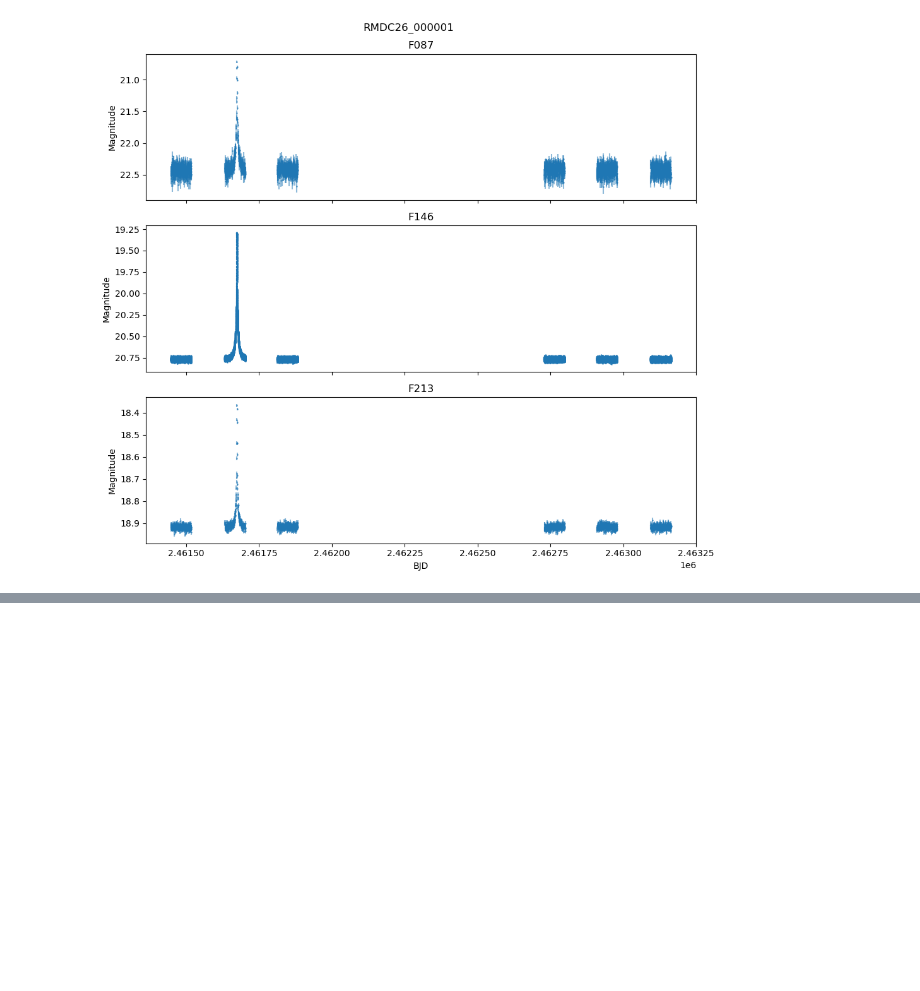
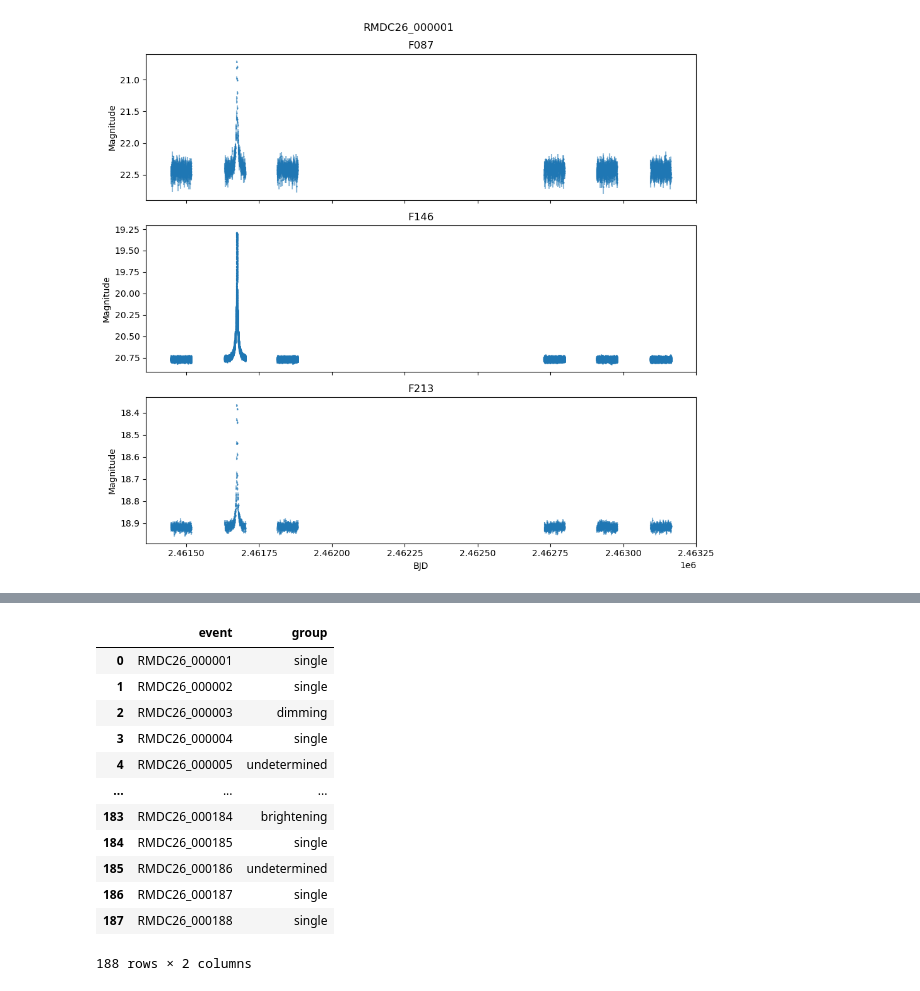
Before and after one commit to makhaller/RGES-PIT-Roman-Microlensing-Data-Challenge, a Jupyter notebook: Roman Microlensing Data Challenge 2026.ipynb, the cells around one changed output, grey strips where cells are left out. Cells and saved outputs as stored; diff of their text form; code cells hidden in the pictures; blank space fills up the shorter version.

Commit message:
Update microlensing data analysis

```diff
--- a/Roman Microlensing Data Challenge 2026.ipynb
+++ b/Roman Microlensing Data Challenge 2026.ipynb
@@ -594,0 +767,53 @@ print((set(df.name)))
+# %%
+#Create a dictionary connecting each event to its group
+
+groups = {}
+
+for event_id in horns:
+    groups["RMDC26_" + event_id] = "horns"
+
+for event_id in dimming:
+    groups["RMDC26_" + event_id] = "dimming"
+
+for event_id in crazy:
+    groups["RMDC26_" + event_id] = "crazy"
+
+for event_id in brightening:
+    groups["RMDC26_" + event_id] = "brightening"
+
+for event_name in undetermined_events:
+    groups[event_name] = "undetermined"
+
+for event_name in singles:
+    groups[event_name] = "single"
+
+
+#Turn everything into a DataFrame
+
+candidate_table = pd.DataFrame({
+    "event": sorted(groups.keys())
+})
+
+
+#Add the group for each event
+
+candidate_table["group"] = candidate_table["event"].map(groups)
+
+
+#Display the table
+
+candidate_table
+# %% [output]
+|  | event | group |
+| 0 | RMDC26_000001 | single |
+| 1 | RMDC26_000002 | single |
+| 2 | RMDC26_000003 | dimming |
+| 3 | RMDC26_000004 | single |
+| 4 | RMDC26_000005 | undetermined |
+| ... | ... | ... |
+| 183 | RMDC26_000184 | brightening |
+| 184 | RMDC26_000185 | single |
+| 185 | RMDC26_000186 | undetermined |
+| 186 | RMDC26_000187 | single |
+| 187 | RMDC26_000188 | single |
+188 rows × 2 columns
```
Also changed, not shown: parts of 15 cells of this notebook.
